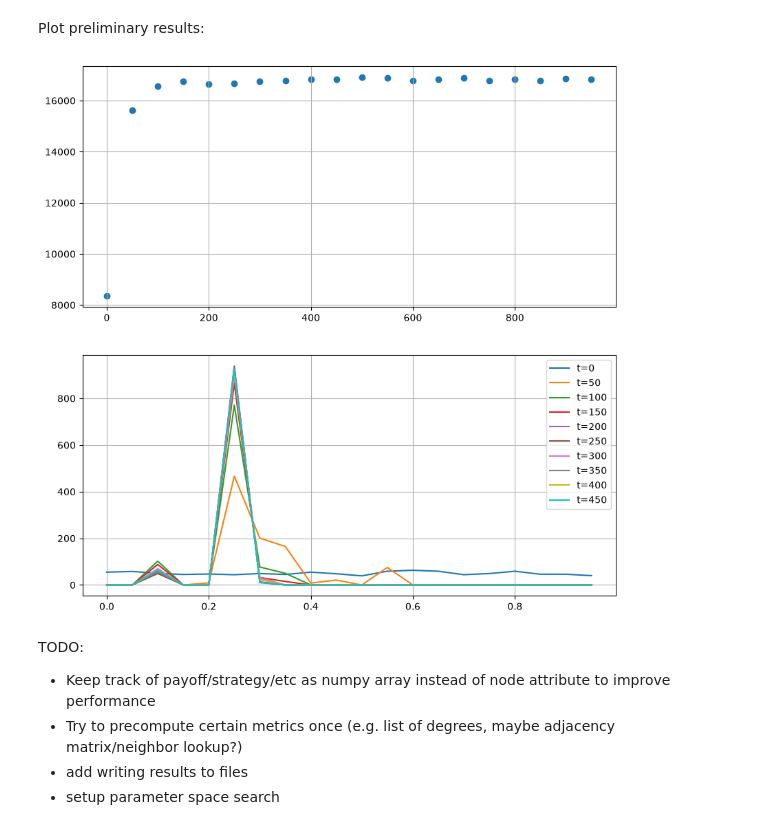
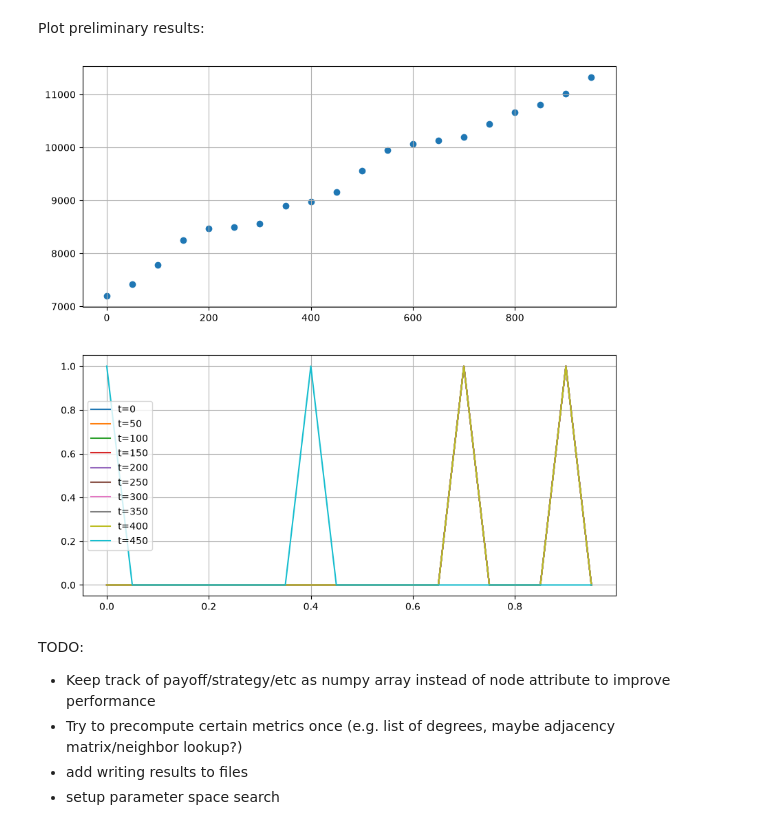
Before and after one commit to lm-schulze/PoCN_project, a Jupyter notebook: code/project_34/GT_playground.ipynb, the cells around one changed output. Saved outputs shown, nothing was run; the diff lists cells and outputs as text; code cells hidden in the pictures.

Commit message:
🚧 Restructured to track metricy as numpy arrays instead of node attributes

```diff
--- a/code/project_34/GT_playground.ipynb
+++ b/code/project_34/GT_playground.ipynb
@@ -250,10 +245,15 @@ REP
 REP
 0.0
 # %%
-run_UG_step(G, return_snapshot=True)
-for idx in G.nodes():
-    n = G.nodes[idx]
-    print(n["strategy"])
-    print(n["update_rule"])
-    print(n["payoff"])
+degrees = [d for n, d in G.degree()]
+edge_arr = np.array(G.edges())
+src, trg = edge_arr[:, 0], edge_arr[:, 1]
+neighbor_dict = {n: list(G.neighbors(n)) for n in G.nodes()}
+
+payoffs, strategies, update_rules = run_UG_step(G, src, trg, neighbor_dict, degrees, strategies, update_rules)
+
+for i in range(len(payoffs)):
+    print(strategies[i])
+    print(update_rules[i])
+    print(payoffs[i])
 # %% [output]
@@ -277,6 +277,3 @@ REP
-# %%
-for _ in range(10):
-    run_UG_step(G, return_snapshot=True)
 # %% [markdown]
 ### Running the full UG simulation
 # %%
@@ -288,19 +285,21 @@ def run_UG_simulation(G:nx.Graph,
                       snapshot_frequency=100
                       ):
     # initialize UG
-    strategies, updates, payoffs = init_UG(G, update_rules, update_ratios, mode=mode)
+    payoffs, strategies, updates = init_UG(G, update_rules, update_ratios, mode=mode)
 
     # extract graph structure that can be reused
-    adj = nx.to_numpy_array(G)
-    degrees = list(G.degree())
+    degrees = [d for n, d in G.degree()]
+    edge_arr = np.array(G.edges())
+    src, trg = edge_arr[:, 0], edge_arr[:, 1]
+    neighbor_dict = {n: list(G.neighbors(n)) for n in G.nodes()}
 
     results = []
     for t in tqdm(range(num_rounds), desc="round"):
         # extract result data every couple of rounds to see evolution
         if t%snapshot_frequency == 0:
-            payoffs, strategies_new, updates_new = run_UG_step(G, return_snapshot=True)
-            results.append([t, payoffs, strategies_new, updates_new])
+            payoffs, strategies, updates = run_UG_step(G, src, trg, neighbor_dict, degrees, strategies, updates)
+            results.append([t, payoffs, strategies, updates])
         else: # skip the result extraction in all other rounds
-            run_UG_step(G)
+            _, _, _ = run_UG_step(G, src, trg, neighbor_dict, degrees, strategies, updates)
 
     return results
@@ -307,6 +308,5 @@ def run_UG_simulation(G:nx.Graph,
 # %%
-G = generate_mixed_network(N=1000)
-results = run_UG_simulation(G, update_rules=["REP"], update_ratios=[1], num_rounds=2000, snapshot_frequency=50)
+results = run_UG_simulation(G, update_rules=["REP"], update_ratios=[1], num_rounds=1000, snapshot_frequency=50)
 # takes ~ 1.5h rn, 3.58 rounds/s with 5k nodes, MOR vs REP 1:1
 # %% [output]
 ['REP'] [1000]
@@ -314,22 +314,22 @@ results = run_UG_simulation(G, update_rules=["REP"], update_ratios=[1], num_roun
 Plot preliminary results:
 # %%
 t = np.array([r[0] for r in results])
-total_payoff = np.array([sum(r[1].values()) for r in results])
-offers = np.array([[v[0] for v in r[2].values()] for r in results])
+total_payoff = np.array([sum(r[1]) for r in results])
+offers = np.array([r[2][0] for r in results])
 
 fig, ax = plt.subplots(nrows=2, figsize=(10, 10))
 ax[0].scatter(t, total_payoff)
 for i, ps in enumerate(offers[::2]):
     counts, edges = np.histogram(ps, bins=20, range=(0.0, 1.0))
     ax[1].plot(edges[:-1], counts, label=f"t={t[i]}")
 
 ax[0].grid()
 ax[1].grid()
 ax[1].legend()
 
 plt.show()
 # %% [output]
-[figure, old version]
+[figure, new version]
 # %% [markdown]
 TODO:
 - Keep track of payoff/strategy/etc as numpy array instead of node attribute to improve performance
```
Also changed, not shown: parts of 5 cells of this notebook.
